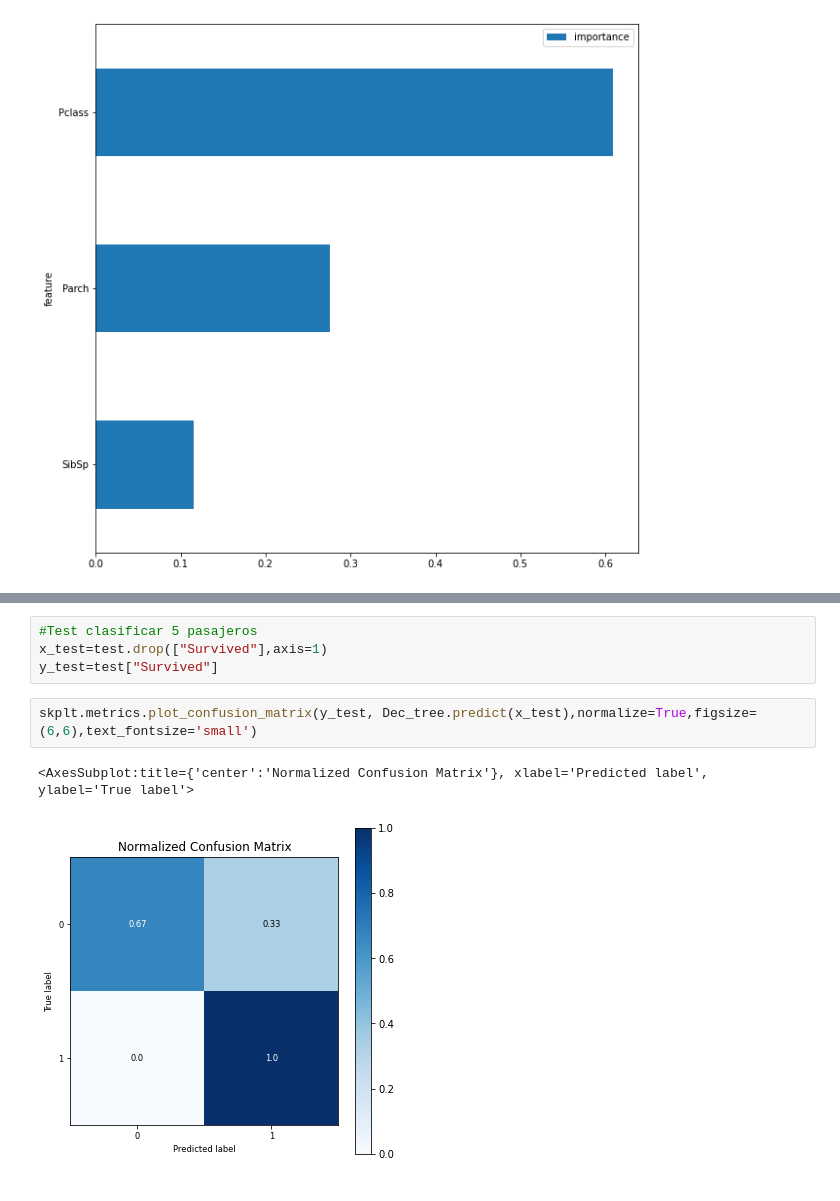
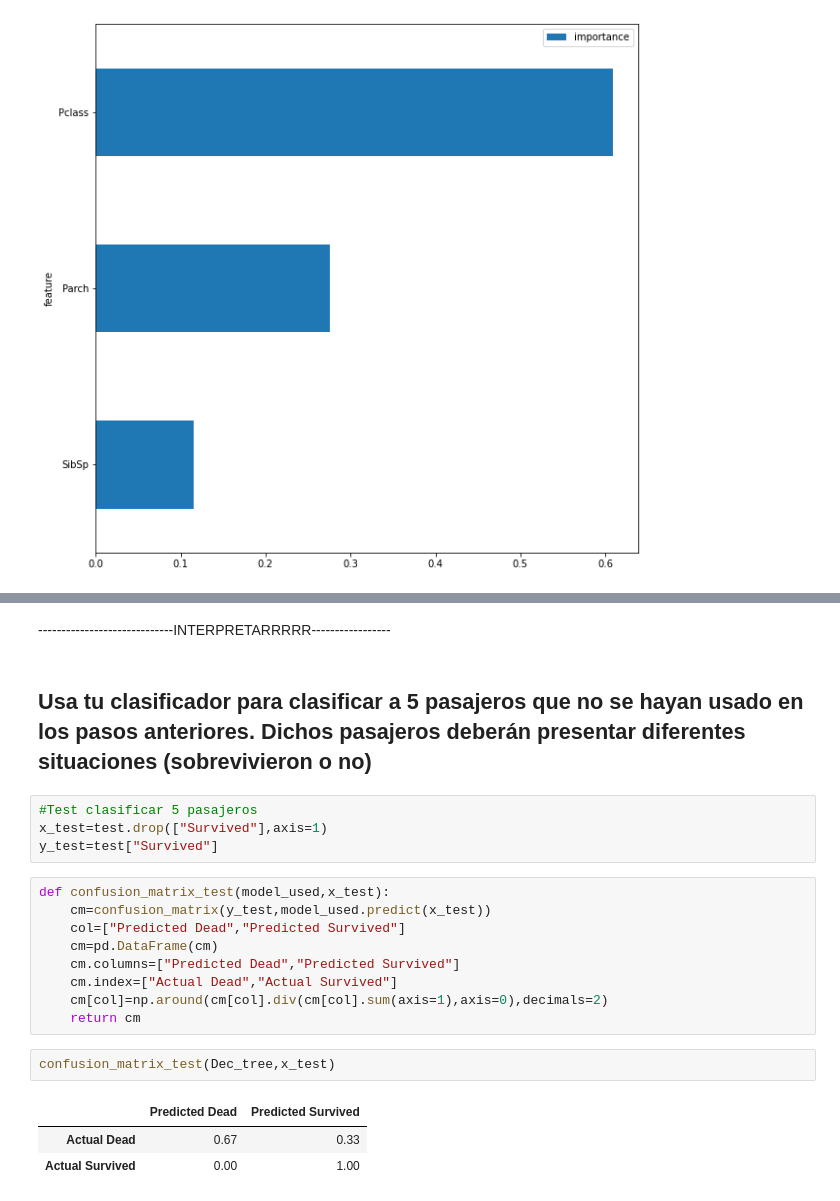
Before and after one commit to AlvaroChavarri/Practicamining3, a Jupyter notebook: LAB03-GRUPORoigChavarri/Practica1Titanic.ipynb, the cells around one changed output, grey strips where cells are left out. Saved outputs shown, nothing was run; the diff lists cells and outputs as text.

```diff
--- a/LAB03-GRUPORoigChavarri/Practica1Titanic.ipynb
+++ b/LAB03-GRUPORoigChavarri/Practica1Titanic.ipynb
@@ -196,9 +314,23 @@ importance_of_features(Dec_tree)#Reglas
+# %% [markdown]
+-----------------------------INTERPRETARRRRR-----------------
+# %% [markdown]
+## Usa tu clasificador para clasificar a 5 pasajeros que no se hayan usado en los pasos anteriores. Dichos pasajeros deberán presentar diferentes situaciones (sobrevivieron o no)
 # %%
 #Test clasificar 5 pasajeros
 x_test=test.drop(["Survived"],axis=1)
 y_test=test["Survived"]
-# %%
-skplt.metrics.plot_confusion_matrix(y_test, Dec_tree.predict(x_test),normalize=True,figsize=(6,6),text_fontsize='small')
-# %% [output]
-<AxesSubplot:title={'center':'Normalized Confusion Matrix'}, xlabel='Predicted label', ylabel='True label'>
-[figure, removed]
+# %%
+def confusion_matrix_test(model_used,x_test):
+    cm=confusion_matrix(y_test,model_used.predict(x_test))
+    col=["Predicted Dead","Predicted Survived"]
+    cm=pd.DataFrame(cm)
+    cm.columns=["Predicted Dead","Predicted Survived"]
+    cm.index=["Actual Dead","Actual Survived"]
+    cm[col]=np.around(cm[col].div(cm[col].sum(axis=1),axis=0),decimals=2)
+    return cm
+# %%
+confusion_matrix_test(Dec_tree,x_test)
+# %% [output]
+|  | Predicted Dead | Predicted Survived |
+| Actual Dead | 0.67 | 0.33 |
+| Actual Survived | 0.00 | 1.00 |
```
Also changed, not shown: parts of 22 cells of this notebook.
